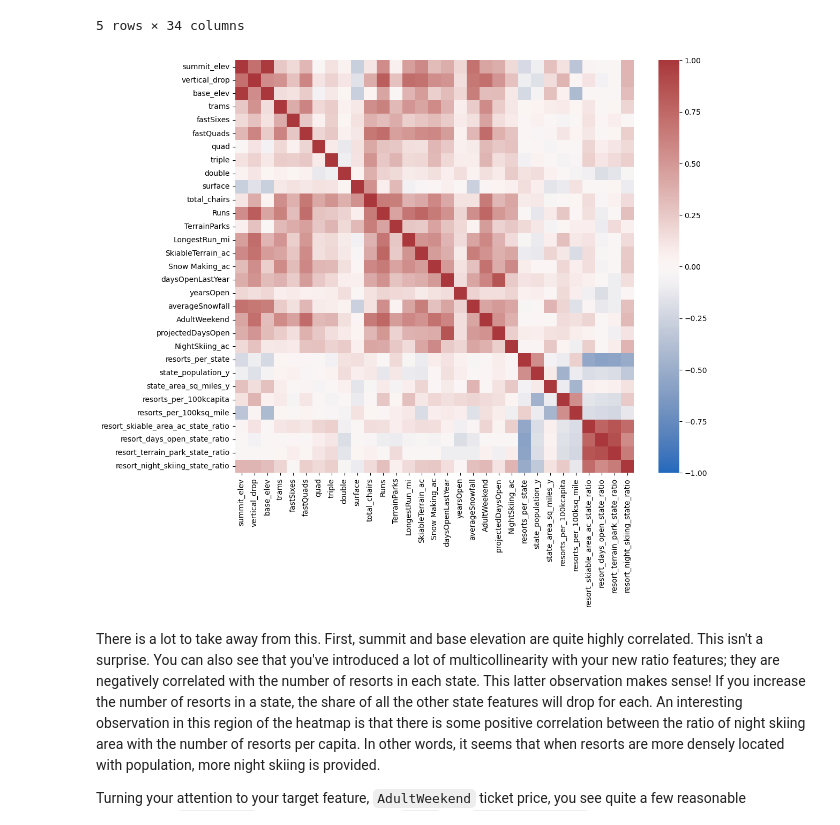
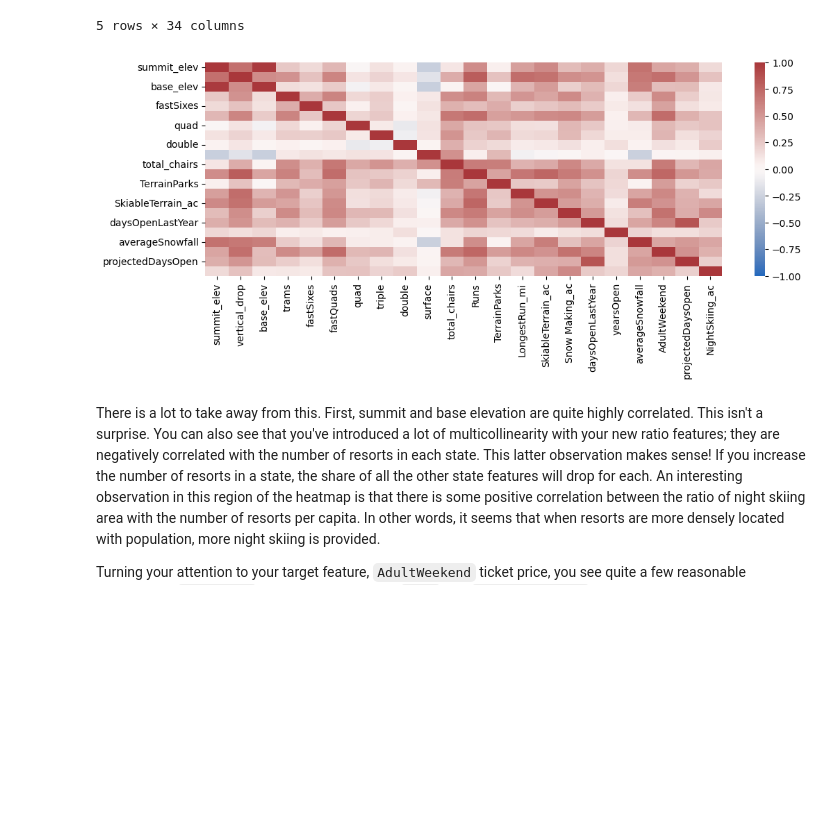
Before and after one commit to ARTFULBITES/DataScienceGuidedCapstone, a Jupyter notebook: Notebooks/03_exploratory_data_analysis.ipynb, the cells around one changed output. Drawn from its saved outputs; the diff is of its cells as text; code cells hidden in the pictures; blank space fills up the shorter version.

```diff
--- a/Notebooks/03_exploratory_data_analysis.ipynb
+++ b/Notebooks/03_exploratory_data_analysis.ipynb
@@ -803,12 +803,12 @@ ski_data.head()
 # %%
 #Code task 12#
 #Show a seaborn heatmap of correlations in ski_data
 #Hint: call pandas' `corr()` method on `ski_data` and pass that into `sns.heatmap`
 numeric_data = ski_data.select_dtypes(include=[np.number])
-plt.subplots(figsize=(12,10))
+plt.subplots(figsize=(12,4))
 sns.heatmap(numeric_data.corr(), cmap='vlag', vmin=-1, vmax=1);
 # %% [output]
-[figure, old version]
+[figure, new version]
 # %% [markdown]
 There is a lot to take away from this. First, summit and base elevation are quite highly correlated. This isn't a surprise. You can also see that you've introduced a lot of multicollinearity with your new ratio features; they are negatively correlated with the number of resorts in each state. This latter observation makes sense! If you increase the number of resorts in a state, the share of all the other state features will drop for each. An interesting observation in this region of the heatmap is that there is some positive correlation between the ratio of night skiing area with the number of resorts per capita. In other words, it seems that when resorts are more densely located with population, more night skiing is provided.
 
```
Also changed, not shown: parts of 1 cell of this notebook, 6 other files.
